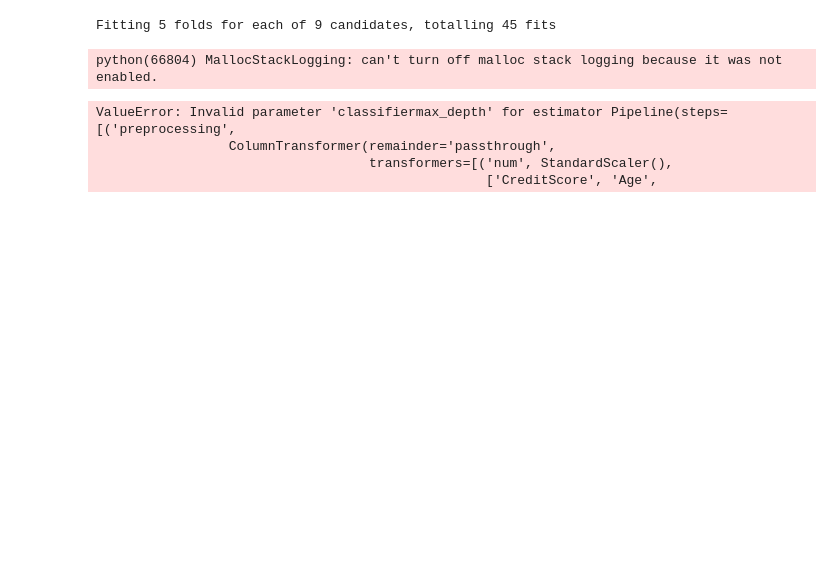
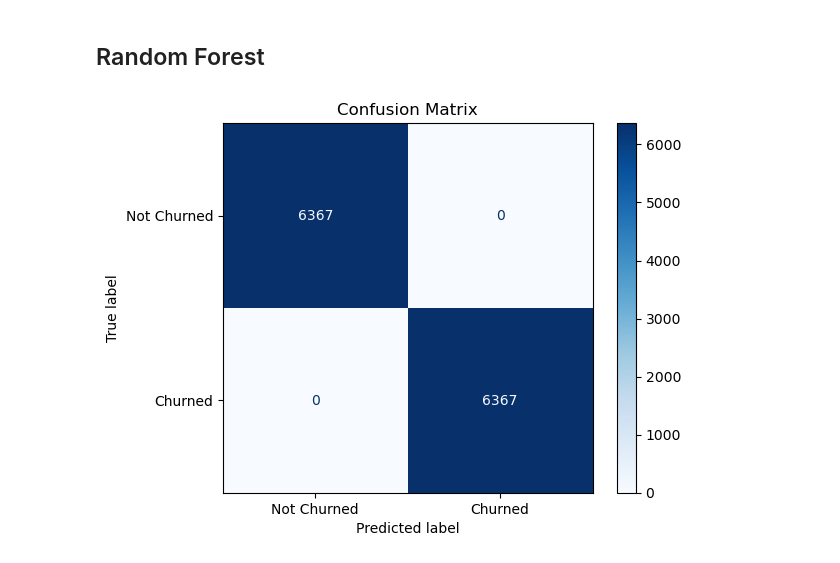
Before and after one commit to mpabbathi/churn-orbit, a Jupyter notebook: Modeling.ipynb, the cells around one changed output. Cells and saved outputs as stored; diff of their text form; code cells hidden in the pictures; blank space fills up the shorter version.

```diff
--- a/Modeling.ipynb
+++ b/Modeling.ipynb
@@ -121,20 +129,20 @@ Parameters: { "use_label_encoder" } are not used.
-# %%
-# tunning
-best_pipe = Pipeline([
-    ('preprocessing', preprocessor),
-    ('classifier', best_model)
-])
-
-param_grid = {
-    'classifiern_estimators': [100, 200, 300],
-    'classifiermax_depth': [None, 10, 20]
-}
-grid_search = GridSearchCV(best_pipe, param_grid, cv=5, scoring='accuracy', n_jobs=-1, verbose=1)
-grid_search.fit(X_train, y_train)
-# %% [output]
-Fitting 5 folds for each of 9 candidates, totalling 45 fits
-python(66804) MallocStackLogging: can't turn off malloc stack logging because it was not enabled.
-ValueError: Invalid parameter 'classifiermax_depth' for estimator Pipeline(steps=[('preprocessing',
-                 ColumnTransformer(remainder='passthrough',
-                                   transformers=[('num', StandardScaler(),
-                                                  ['CreditScore', 'Age',
+# %% [markdown]
+## Random Forest
+# %%
+rf_spec = RandomForestClassifier(random_state=20, n_estimators=100)
+
+rf_pipeline = Pipeline([
+    ('preprocessor', preprocessor),
+    ('classifier', rf_spec)
+])
+
+rf_pipeline.fit(X_train, y_train)
+y_pred_rf = rf_pipeline.predict(X_train)
+# %%
+cm = confusion_matrix(y_train, y_pred_rf)
+disp = ConfusionMatrixDisplay(confusion_matrix=cm, display_labels=['Not Churned', 'Churned'])
+disp.plot(cmap='Blues', values_format='d')
+plt.title("Confusion Matrix")
+plt.show()
+# %% [output]
+[figure, added]
```
Also changed, not shown: parts of 4 cells of this notebook.
